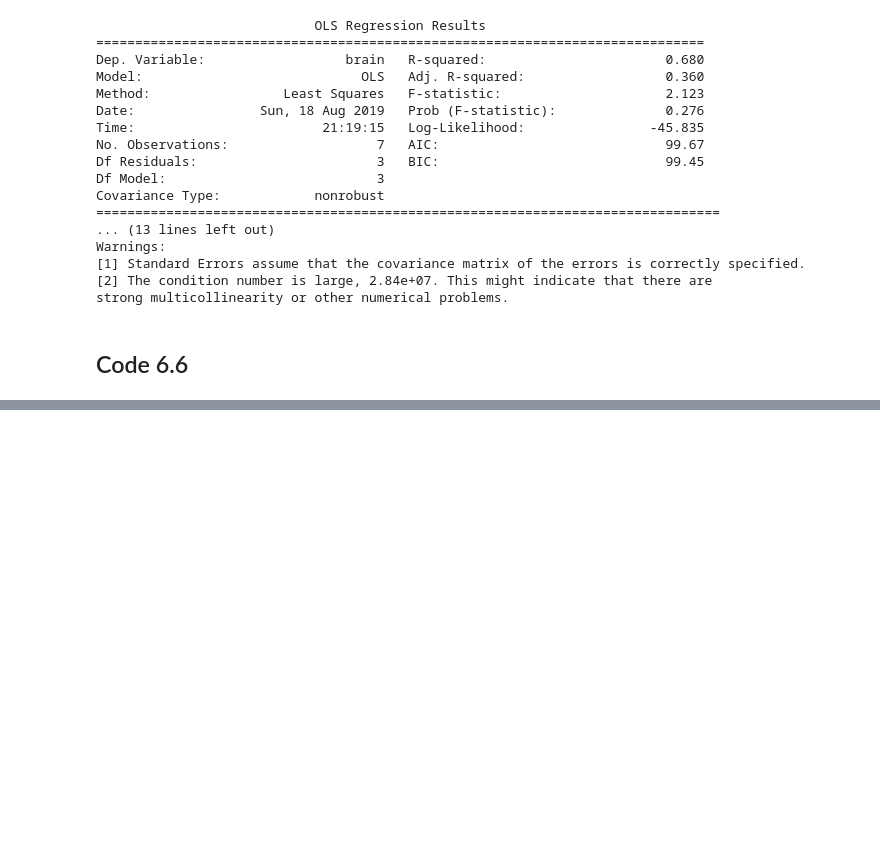
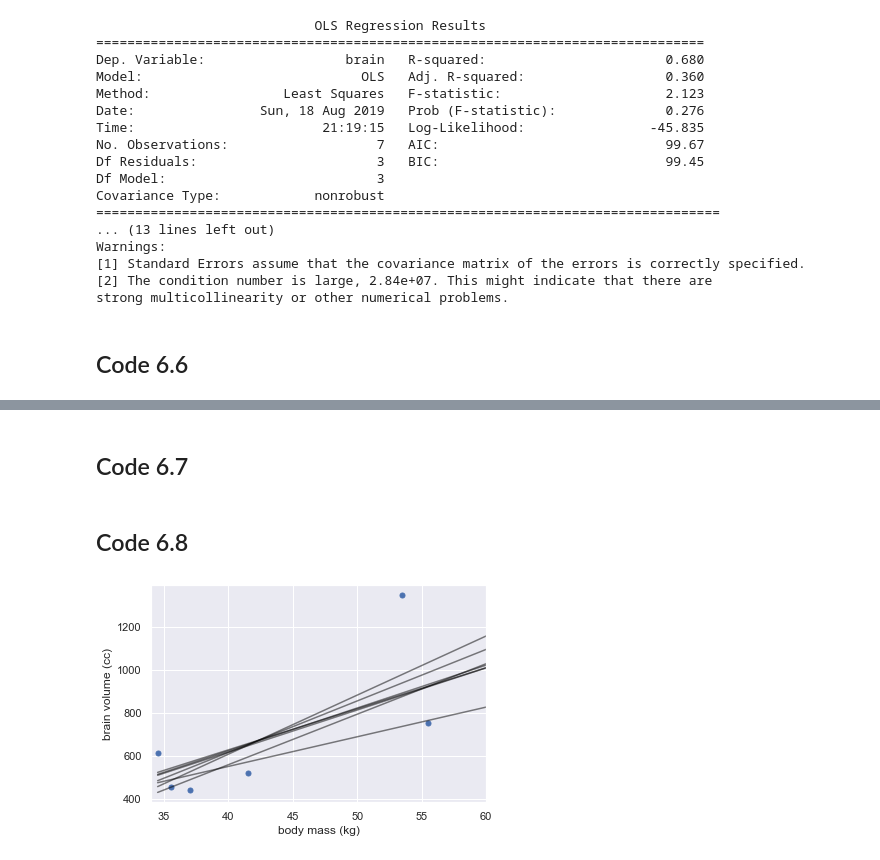
Before and after one commit to jkelley7/stat_rethinking, a Jupyter notebook: Chapter_6.ipynb, the cells around one changed output, grey strips where cells are left out. Cells and saved outputs as stored; diff of their text form; code cells hidden in the pictures; blank space fills up the shorter version.

```diff
--- a/Chapter_6.ipynb
+++ b/Chapter_6.ipynb
@@ -132,3 +133,22 @@ Covariance Type:            nonrobust
 
 Warnings:
 [1] Standard Errors assume that the covariance matrix of the errors is correctly specified.
+# %% [markdown]
+## Code 6.7
+# %%
+d_new = d.drop(d.index[-1])
+# %% [markdown]
+## Code 6.8
+# %%
+plt.plot('mass','brain', data = d, marker = '.',markersize = 10, linestyle = '')
+for i in range(len(d)):
+    d_new = d.drop(d.index[i])
+    m0 = sm.formula.ols('brain ~ mass' , d_new).fit()
+    x_pred = pd.DataFrame({'mass':np.linspace(d.mass.min(), d.mass.max(), num = 100)})
+    y_pred = m0.predict(x_pred)
+    plt.plot(x_pred, y_pred, color = 'black', alpha = .5)
+    plt.xlim(34,60)
+    plt.xlabel('body mass (kg)')
+    plt.ylabel('brain volume (cc)')
+# %% [output]
+[figure, added]
```
Also changed, not shown: parts of 2 cells of this notebook.
